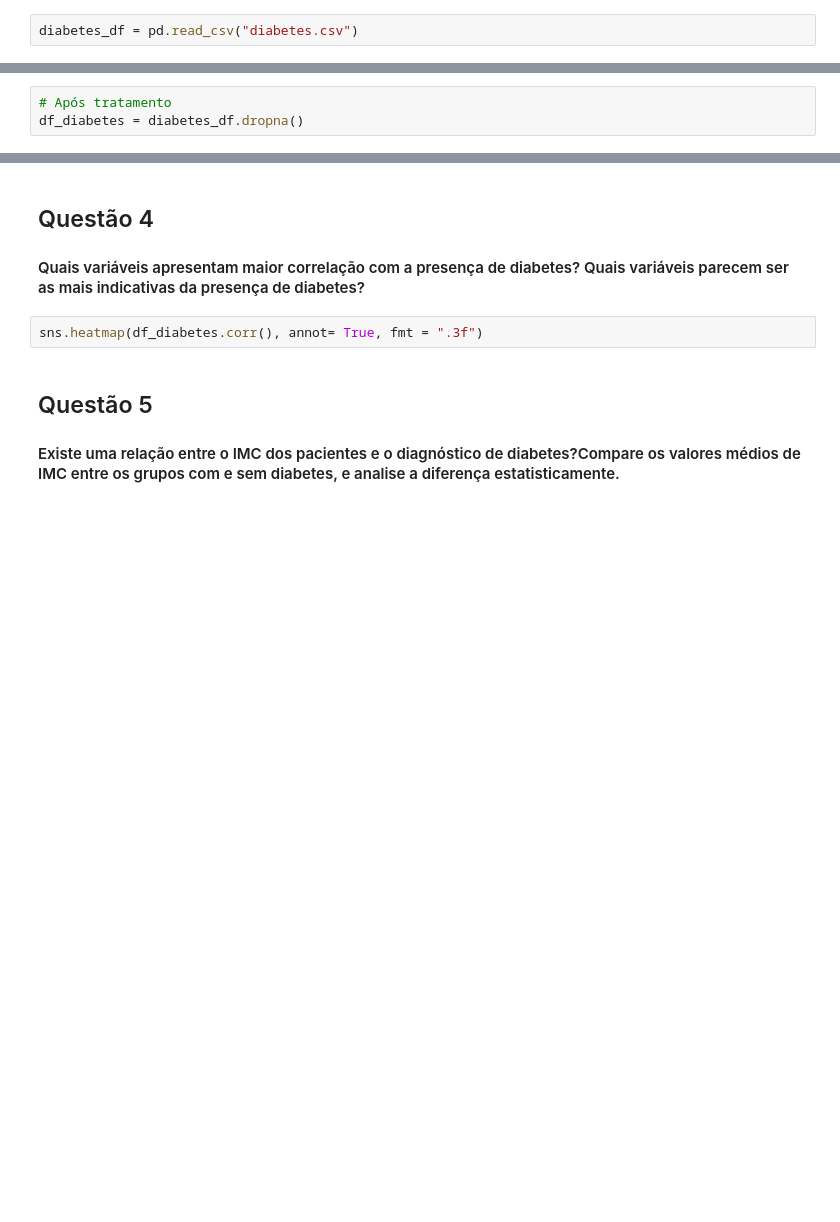
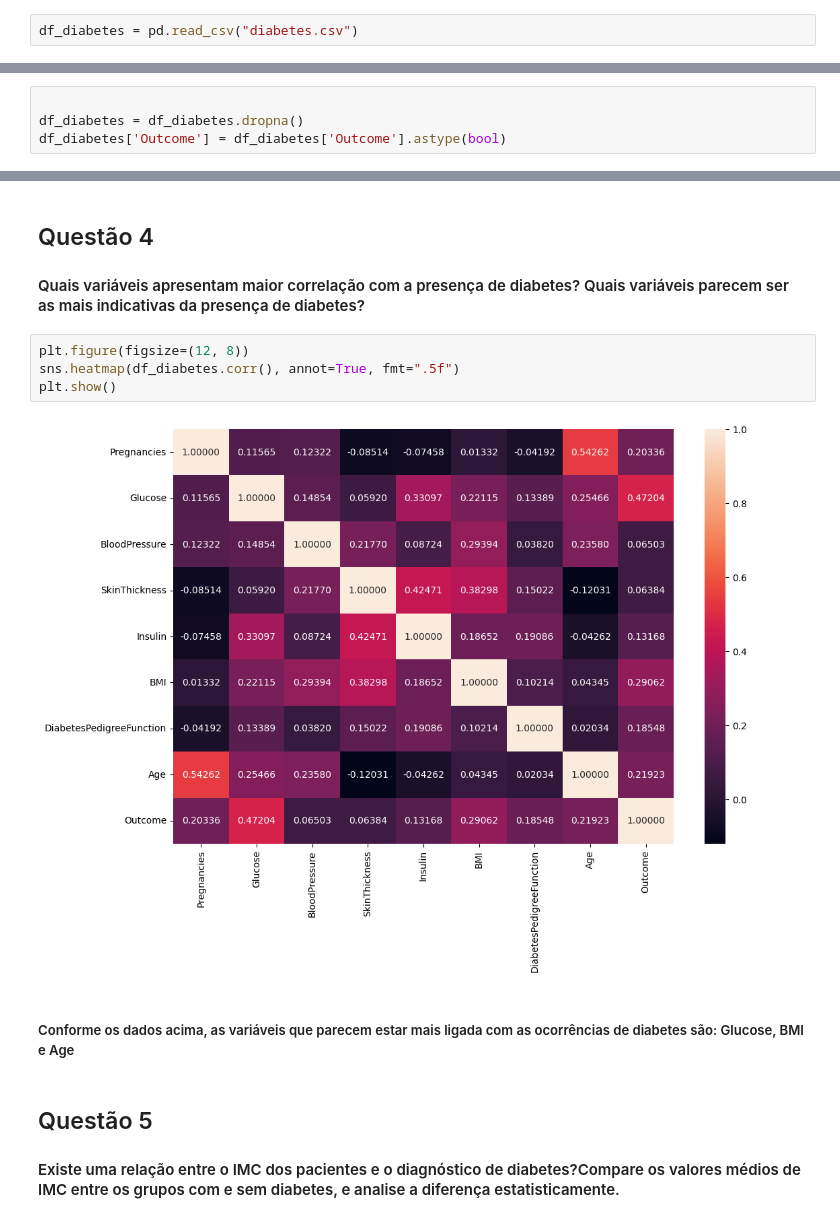
Before and after one commit to lucasdbr05/cis_ieee, a Jupyter notebook: main.ipynb, the cells around one changed output, grey strips where cells are left out. Cells and saved outputs as stored; diff of their text form; blank space fills up the shorter version.

```diff
--- a/main.ipynb
+++ b/main.ipynb
@@ -9,2 +9,2 @@ import numpy as np
 # %%
-diabetes_df = pd.read_csv("diabetes.csv")
+df_diabetes = pd.read_csv("diabetes.csv")
@@ -24,5 +49,6 @@ diabetes_df.info()
-# %%
-# Após tratamento
-df_diabetes = diabetes_df.dropna()
+# %%
+
+df_diabetes = df_diabetes.dropna()
+df_diabetes['Outcome'] = df_diabetes['Outcome'].astype(bool)
 # %% [markdown]
 ## Questão 2
@@ -64,7 +130,13 @@ sns.boxplot(data=df_diabetes, x="Outcome", y="Age")
 ## Questão 4
 #### Quais variáveis apresentam maior correlação com a presença de diabetes? Quais variáveis parecem ser as mais indicativas da presença de diabetes?
 # %%
-sns.heatmap(df_diabetes.corr(), annot= True, fmt = ".3f")
+plt.figure(figsize=(12, 8))
+sns.heatmap(df_diabetes.corr(), annot=True, fmt=".5f")
+plt.show()
+# %% [output]
+[figure, added]
+# %% [markdown]
+##### Conforme os dados acima, as variáveis que parecem estar mais ligada com as ocorrências de diabetes são: Glucose, BMI e Age
 # %% [markdown]
 ## Questão 5
 #### Existe uma relação entre o IMC dos pacientes e o diagnóstico de diabetes?Compare os valores médios de IMC entre os grupos com e sem diabetes, e analise a diferença estatisticamente.
```
Also changed, not shown: parts of 38 cells of this notebook.
